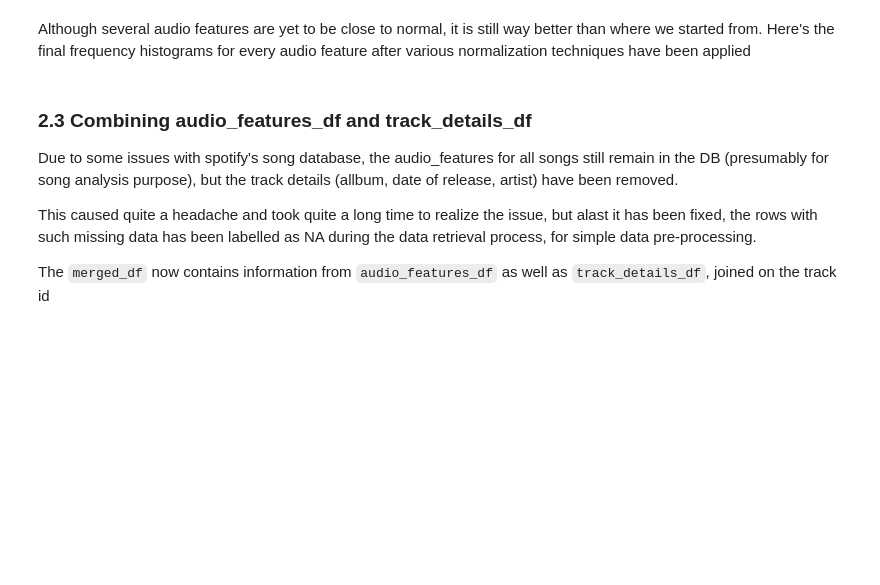
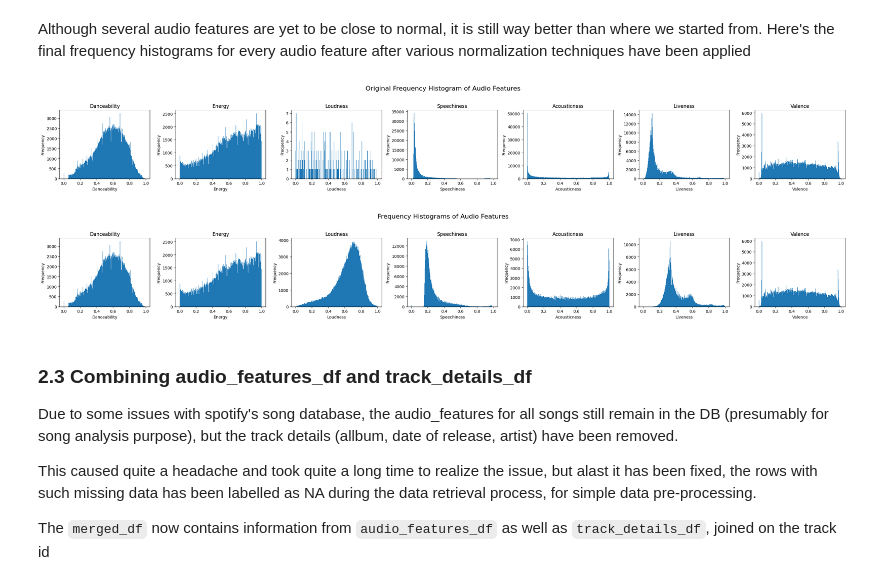
Before and after one commit to avock/TunesBlend-Engine, a Jupyter notebook: src/tunesblend_engine.ipynb, the cells around one changed output. Saved outputs shown, nothing was run; the diff lists cells and outputs as text; code cells hidden in the pictures; blank space fills up the shorter version.

```diff
--- a/src/tunesblend_engine.ipynb
+++ b/src/tunesblend_engine.ipynb
@@ -51,6 +53,7 @@ original_audio_features_df = audio_features_df.copy()
 # %%
 audio_features_by_genre_file_path = f'../data/processed_data/genres/audio_features_by_genre.csv'
 audio_features_by_genre_df = pd.read_csv(audio_features_by_genre_file_path)
+original_audio_features_by_genre_df = audio_features_by_genre_df.copy()
 
 clustered_audio_features_by_genre_file_path = f'../data/processed_data/genres/audio_features_by_genre.csv'
 # %% [markdown]
@@ -174,10 +184,13 @@ audio_features_df = after_graph_audio_features_df.copy()
 Although several audio features are yet to be close to normal, it is still way better than where we started from. Here's the final frequency histograms for every audio feature after various normalization techniques have been applied
 # %%
 graph_title = 'Original Frequency Histogram of Audio Features'
-plot_graph(graph_title, graph_height, graph_width, audio_features_list, original_audio_features_df)
+plot_graph(graph_title, graph_height, graph_width, audio_features_list, original_audio_features_by_genre_df)
 
 graph_title = 'Frequency Histograms of Audio Features'
 plot_graph(graph_title, graph_height, graph_width, audio_features_list, audio_features_df)
+# %% [output]
+[figure, added]
+[figure, added]
 # %% [markdown]
 ### 2.3 Combining audio_features_df and track_details_df
 
```
Also changed, not shown: parts of 25 cells of this notebook.
